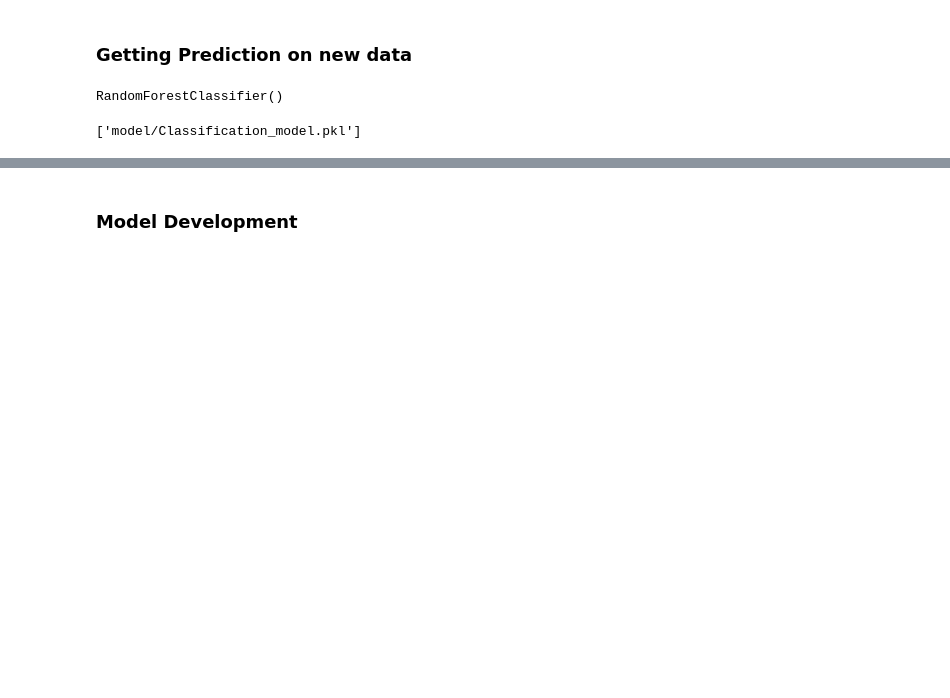
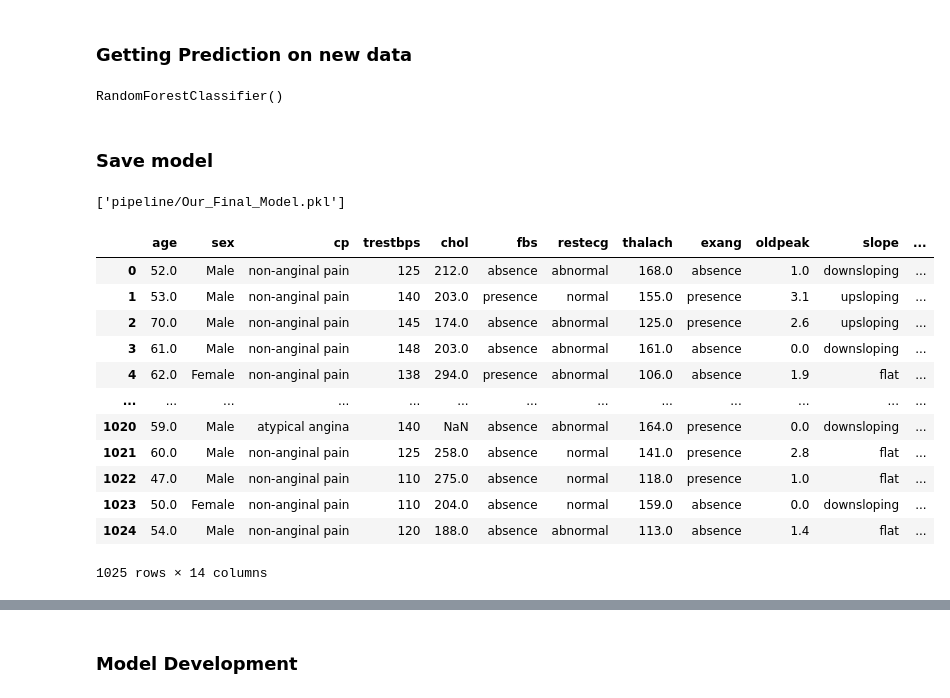
Before and after one commit to ehtisham-sadiq/Building-an-ML-Based-Heart-Disease-Diagnosis-System-with-Flask, a Jupyter notebook: notebook/EDA.ipynb, the cells around one changed output, grey strips where cells are left out. Cells and saved outputs as stored; diff of their text form; code cells hidden in the pictures; blank space fills up the shorter version.

```diff
--- a/notebook/EDA.ipynb
+++ b/notebook/EDA.ipynb
@@ -624,12 +645,27 @@ best_Model.fit(X_train_transformed, y_train)
 # %% [output]
 RandomForestClassifier()
-# %%
-#save model
-import joblib
-
-joblib.dump(best_Model, 'model/Classification_model.pkl')
-# %% [output]
-['model/Classification_model.pkl']
+# %% [markdown]
+### Save model
+# %%
+joblib.dump(best_Model, "pipeline/Our_Final_Model.pkl")
+# %% [output]
+['pipeline/Our_Final_Model.pkl']
+# %%
+df
+# %% [output]
+|  | age | sex | cp | trestbps | chol | fbs | restecg | thalach | exang | oldpeak | slope | ... |
+| 0 | 52.0 | Male | non-anginal pain | 125 | 212.0 | absence | abnormal | 168.0 | absence | 1.0 | downsloping | ... |
+| 1 | 53.0 | Male | non-anginal pain | 140 | 203.0 | presence | normal | 155.0 | presence | 3.1 | upsloping | ... |
+| 2 | 70.0 | Male | non-anginal pain | 145 | 174.0 | absence | abnormal | 125.0 | presence | 2.6 | upsloping | ... |
+| 3 | 61.0 | Male | non-anginal pain | 148 | 203.0 | absence | abnormal | 161.0 | absence | 0.0 | downsloping | ... |
+| 4 | 62.0 | Female | non-anginal pain | 138 | 294.0 | presence | abnormal | 106.0 | absence | 1.9 | flat | ... |
+| ... | ... | ... | ... | ... | ... | ... | ... | ... | ... | ... | ... | ... |
+| 1020 | 59.0 | Male | atypical angina | 140 | NaN | absence | abnormal | 164.0 | presence | 0.0 | downsloping | ... |
+| 1021 | 60.0 | Male | non-anginal pain | 125 | 258.0 | absence | normal | 141.0 | presence | 2.8 | flat | ... |
+| 1022 | 47.0 | Male | non-anginal pain | 110 | 275.0 | absence | normal | 118.0 | presence | 1.0 | flat | ... |
+| 1023 | 50.0 | Female | non-anginal pain | 110 | 204.0 | absence | normal | 159.0 | absence | 0.0 | downsloping | ... |
+| 1024 | 54.0 | Male | non-anginal pain | 120 | 188.0 | absence | abnormal | 113.0 | absence | 1.4 | flat | ... |
+1025 rows × 14 columns
 # %%
 #new data
 new_user_data = pd.DataFrame(data={
```
Also changed, not shown: parts of 25 cells of this notebook, 6 other files.
